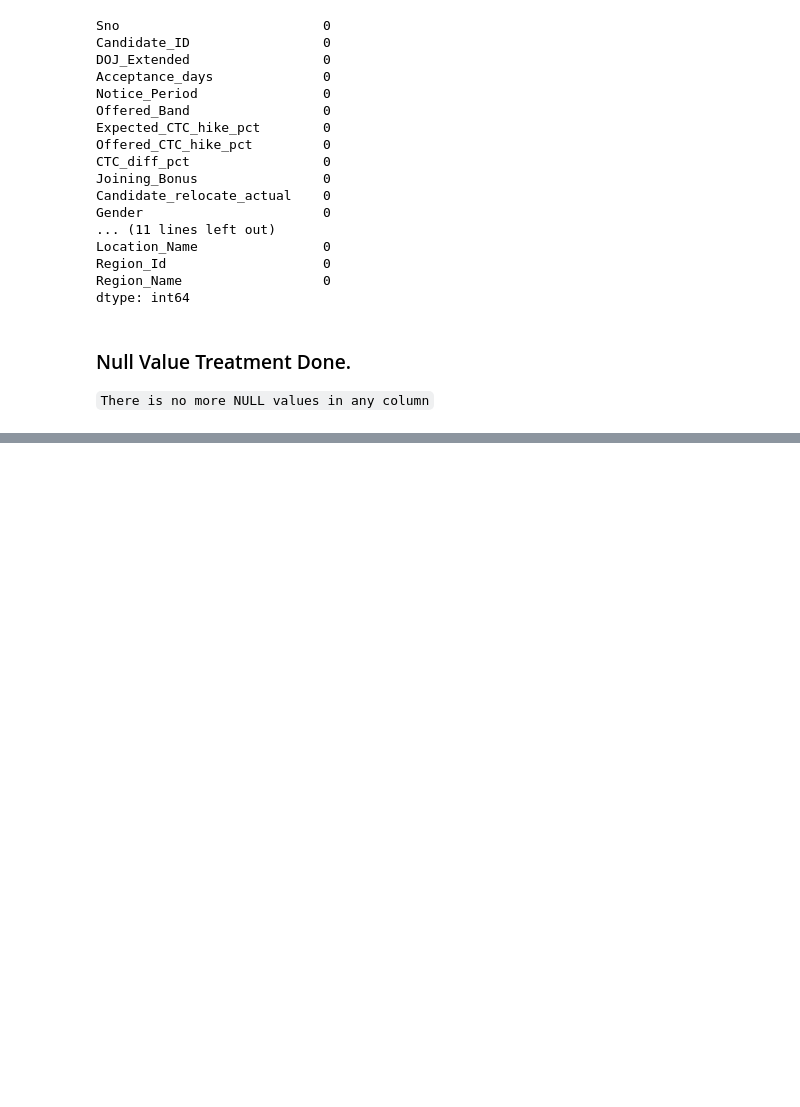
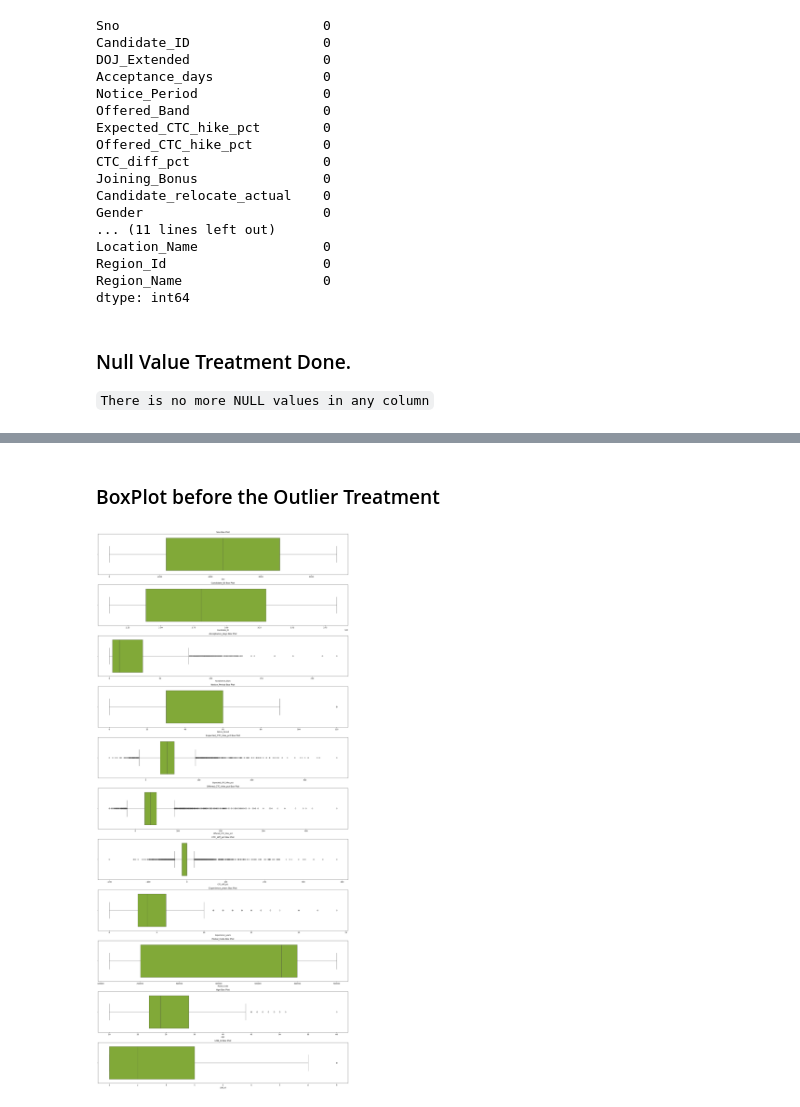
Before and after one commit to srineogideloitte/Group_A5_Capstone_Project, a Jupyter notebook: Data_Cleaning.ipynb, the cells around one changed output, grey strips where cells are left out. Cells and saved outputs as stored; diff of their text form; code cells hidden in the pictures; blank space fills up the shorter version.

```diff
--- a/Data_Cleaning.ipynb
+++ b/Data_Cleaning.ipynb
@@ -1167,0 +1367,4 @@ dtype: int64
+# %%
+data1.drop("Status", axis = 1 , inplace = True)
+# %%
+data1["Status"] = status
@@ -1167,0 +1418,4 @@ dtype: int64
+# %%
+numerical_columns = list(data1.select_dtypes(include = 'number'))
+
+print(f"Numerical Columns = {numerical_columns}")
@@ -1167,0 +1436,17 @@ dtype: int64
+# %%
+# Number of outlier in every numerical column
+for num_col in numerical_columns :
+    # Calculate IQR
+    Q1 = data1[num_col].quantile(0.25)
+    Q3 = data1[num_col].quantile(0.75)
+    IQR = Q3 - Q1
+
+    lower_bound = Q1 - 1.5 * IQR
+    upper_bound = Q3 + 1.5 * IQR
+
+    # Identify outliers
+    outliers = list(data1[num_col][(data1[num_col] < lower_bound) | (data[num_col] > upper_bound)])
+
+    no_of_outliers = len(outliers)
+
+    print(f"For column || {num_col} || number of outliers = {no_of_outliers}")
@@ -1167,0 +1486,20 @@ dtype: int64
+# %% [markdown]
+### BoxPlot before the Outlier Treatment
+# %%
+plt.figure(figsize=(20, 4 * len(numerical_columns)))
+
+for count, num_col in enumerate(numerical_columns, 1):
+    plt.subplot(len(numerical_columns), 1, count)
+
+    sns.boxplot(
+        x=data1[num_col],
+        color="#86BC25"
+    )
+
+    plt.title(f"{num_col} Box Plot")
+    plt.xlabel(num_col)
+
+plt.tight_layout()
+plt.show()
+# %% [output]
+[figure, added]
```
Also changed, not shown: parts of 78 cells of this notebook.
